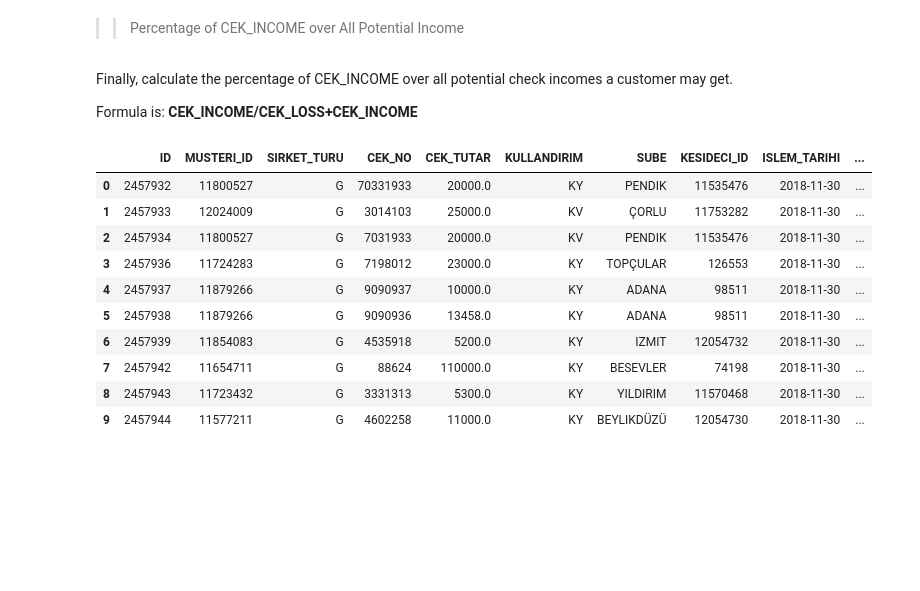
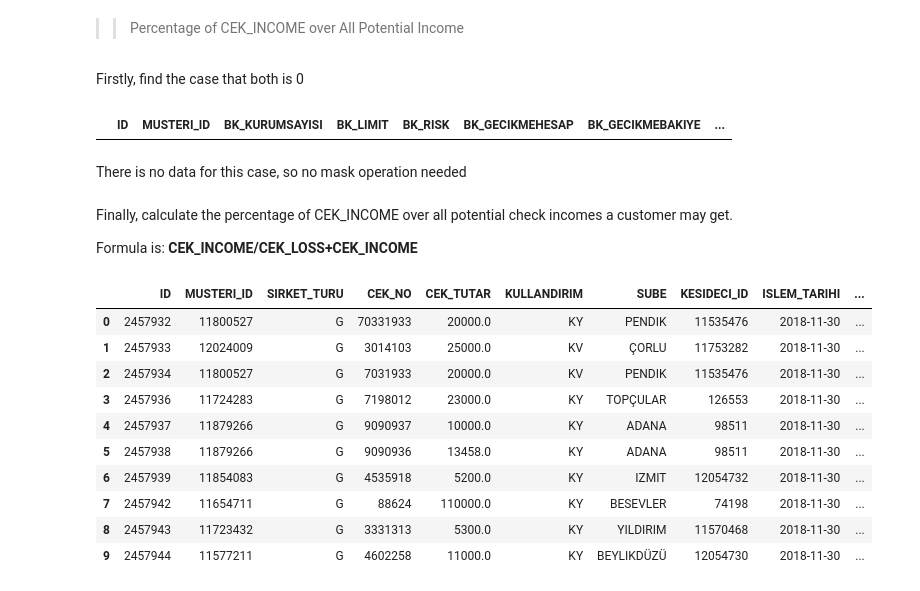
Before and after one commit to EmirhanServeren/factoring-customer-segmentation, a Jupyter notebook: preprocessing.ipynb, the cells around one changed output. Saved outputs shown, nothing was run; the diff lists cells and outputs as text; code cells hidden in the pictures; blank space fills up the shorter version.

```diff
--- a/preprocessing.ipynb
+++ b/preprocessing.ipynb
@@ -336,5 +339,13 @@ g_company_type_df.head(10)
 # %% [markdown]
 >> Percentage of CEK_INCOME over All Potential Income
+# %% [markdown]
+Firstly, find the case that both is 0
+# %%
+g_company_type_df[(g_company_type_df['CEK_INCOME'] == 0) & (g_company_type_df['CEK_LOSS'] == 0)]
+# %% [output]
+|  | ID | MUSTERI_ID | BK_KURUMSAYISI | BK_LIMIT | BK_RISK | BK_GECIKMEHESAP | BK_GECIKMEBAKIYE | ... |
+# %% [markdown]
+There is no data for this case, so no mask operation needed
 # %% [markdown]
 Finally, calculate the percentage of CEK_INCOME over all potential check incomes a customer may get.
 
```
Also changed, not shown: parts of 9 cells of this notebook, 4 other files.
